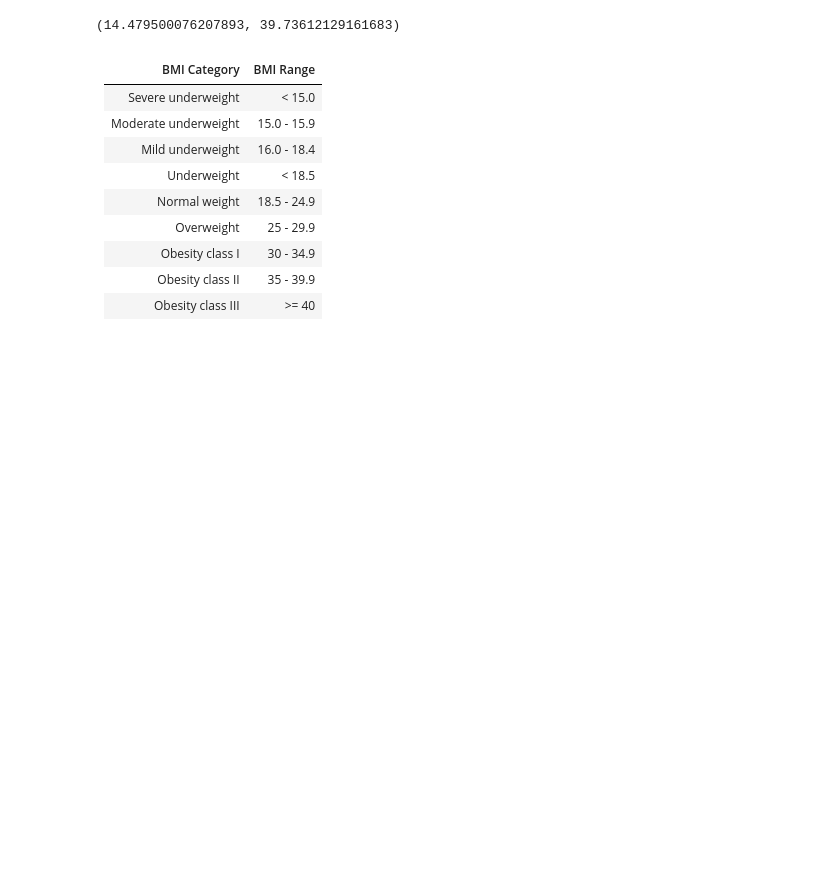
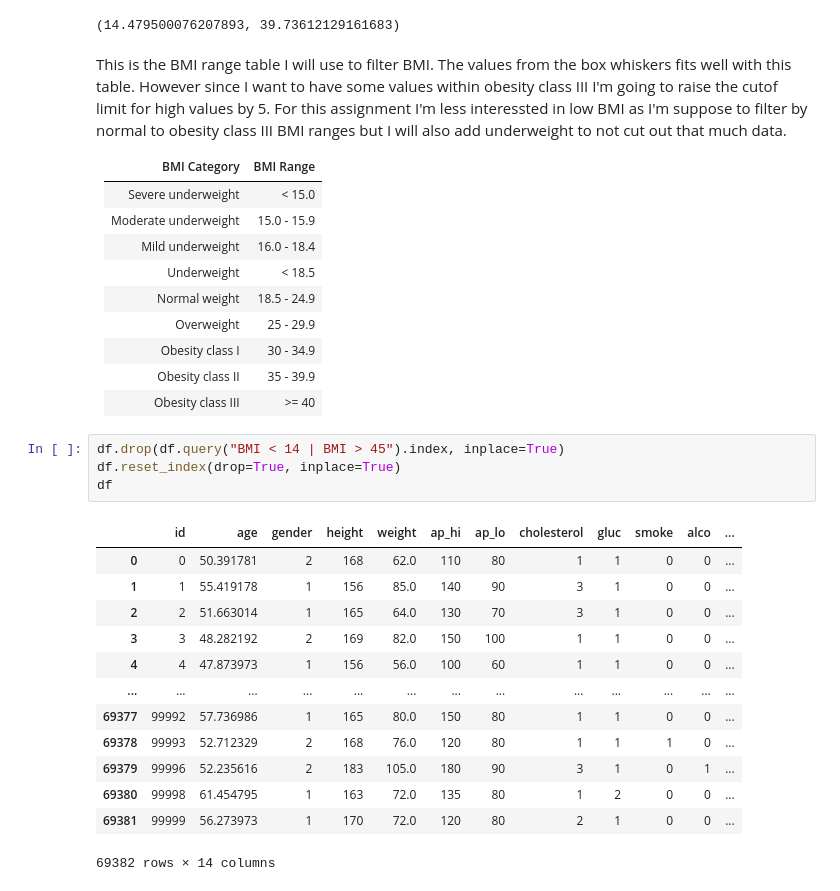
Before and after one commit to Razjoh/Machine-learning-Rasmus-Johansson, a Jupyter notebook: Labb/EDA_disease.ipynb, the cells around one changed output. Drawn from its saved outputs; the diff is of its cells as text; blank space fills up the shorter version.

```diff
--- a/Labb/EDA_disease.ipynb
+++ b/Labb/EDA_disease.ipynb
@@ -332,6 +332,8 @@ lowest, highest
 # %% [output]
 (14.479500076207893, 39.73612129161683)
 # %% [markdown]
+This is the BMI range table I will use to filter BMI. The values from the box whiskers fits well with this table. However since I want to have some values within obesity class III I'm going to raise the cutof limit for high values by 5. For this assignment I'm less interessted in low BMI as I'm suppose to filter by normal to obesity class III BMI ranges but I will also add underweight to not cut out that much data.
+
 | BMI Category | BMI Range   |
 |--------------|-------------|
 | Severe underweight       | < 15.0      |
@@ -343,3 +345,21 @@ lowest, highest
 | Obesity class I | 30 - 34.9 |
 | Obesity class II | 35 - 39.9 |
 | Obesity class III | >= 40    |
+# %%
+df.drop(df.query("BMI < 14 | BMI > 45").index, inplace=True)
+df.reset_index(drop=True, inplace=True)
+df
+# %% [output]
+|  | id | age | gender | height | weight | ap_hi | ap_lo | cholesterol | gluc | smoke | alco | ... |
+| 0 | 0 | 50.391781 | 2 | 168 | 62.0 | 110 | 80 | 1 | 1 | 0 | 0 | ... |
+| 1 | 1 | 55.419178 | 1 | 156 | 85.0 | 140 | 90 | 3 | 1 | 0 | 0 | ... |
+| 2 | 2 | 51.663014 | 1 | 165 | 64.0 | 130 | 70 | 3 | 1 | 0 | 0 | ... |
+| 3 | 3 | 48.282192 | 2 | 169 | 82.0 | 150 | 100 | 1 | 1 | 0 | 0 | ... |
+| 4 | 4 | 47.873973 | 1 | 156 | 56.0 | 100 | 60 | 1 | 1 | 0 | 0 | ... |
+| ... | ... | ... | ... | ... | ... | ... | ... | ... | ... | ... | ... | ... |
+| 69377 | 99992 | 57.736986 | 1 | 165 | 80.0 | 150 | 80 | 1 | 1 | 0 | 0 | ... |
+| 69378 | 99993 | 52.712329 | 2 | 168 | 76.0 | 120 | 80 | 1 | 1 | 1 | 0 | ... |
+| 69379 | 99996 | 52.235616 | 2 | 183 | 105.0 | 180 | 90 | 3 | 1 | 0 | 1 | ... |
+| 69380 | 99998 | 61.454795 | 1 | 163 | 72.0 | 135 | 80 | 1 | 2 | 0 | 0 | ... |
+| 69381 | 99999 | 56.273973 | 1 | 170 | 72.0 | 120 | 80 | 2 | 1 | 0 | 0 | ... |
+69382 rows × 14 columns
```
Also changed, not shown: parts of 4 cells of this notebook.
